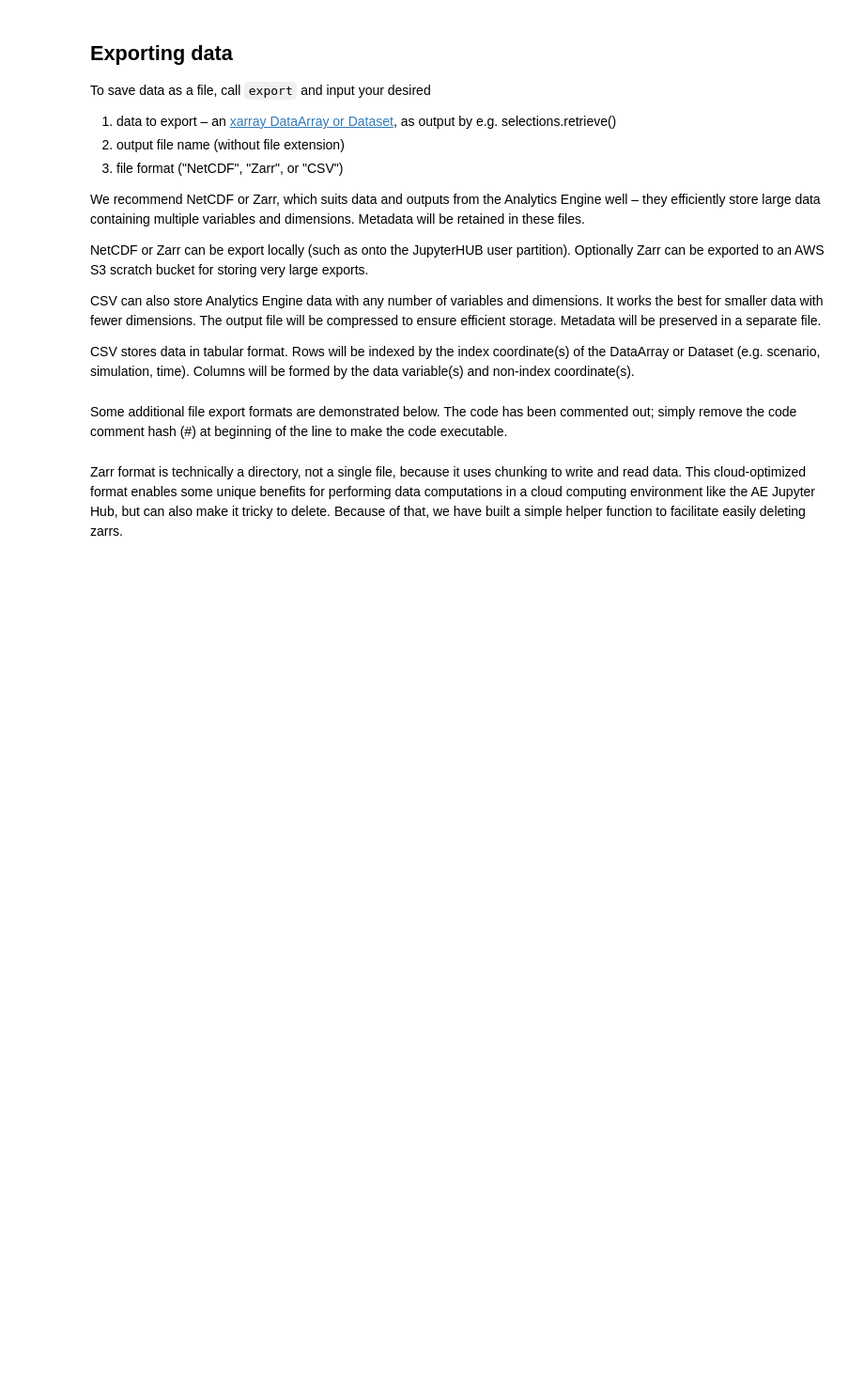
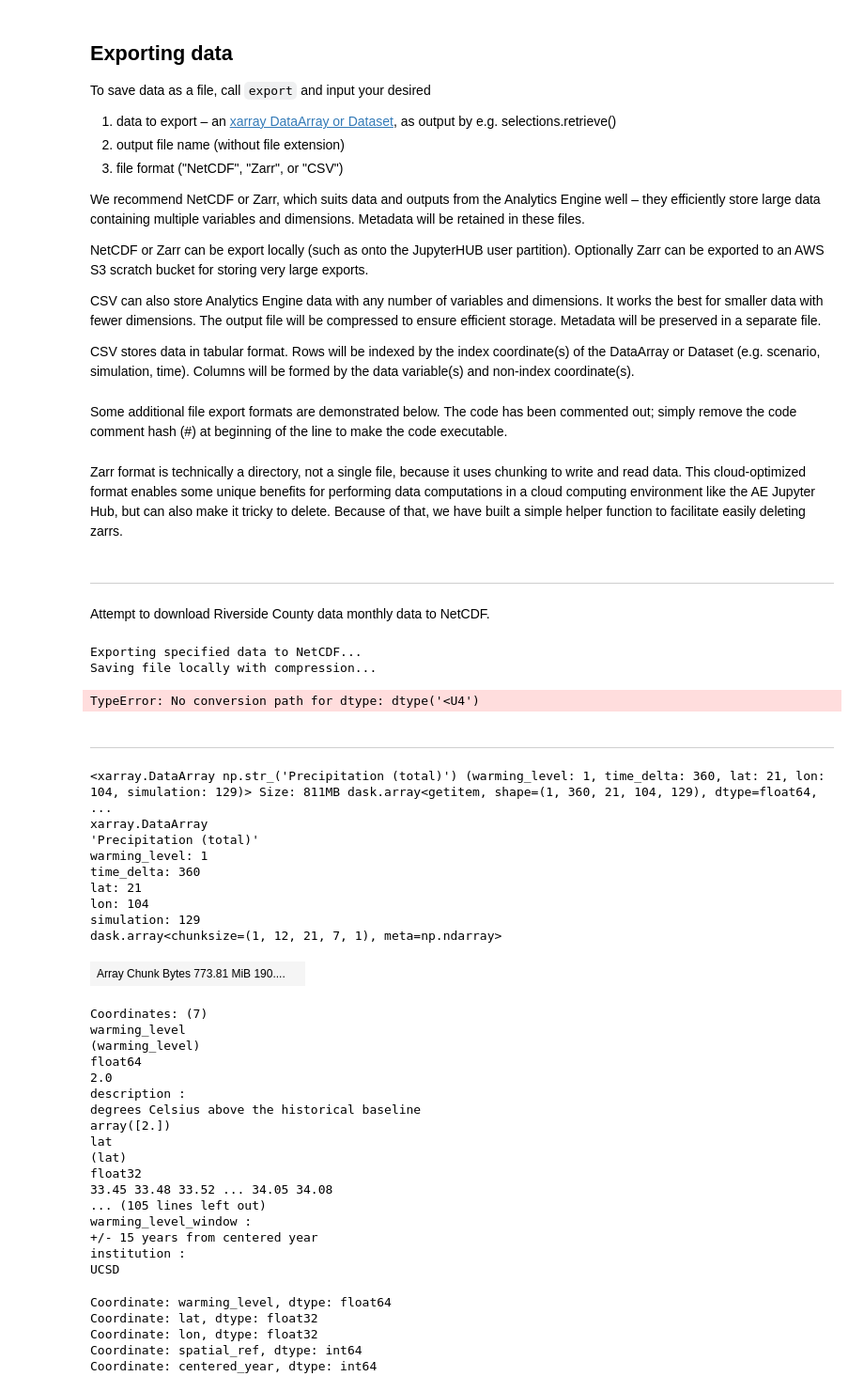
Before and after one commit to SchmidtDSE/josh-external-sources, a Jupyter notebook: notebooks/basic_data_access.ipynb, the cells around one changed output. Shown at 94% size. Cells and saved outputs as stored; diff of their text form; code cells hidden in the pictures; blank space fills up the shorter version.

Commit message:
Working notebook w/ CalAdapt's conda-lock - but failing to export on a unicode error

```diff
--- a/notebooks/basic_data_access.ipynb
+++ b/notebooks/basic_data_access.ipynb
@@ -296,3 +419,54 @@ Some additional file export formats are demonstrated below. The code has been co
 Zarr format is technically a directory, not a single file, because it uses chunking to write and read data. This cloud-optimized format enables some unique benefits for performing data computations in a cloud computing environment like the AE Jupyter Hub, but can also make it tricky to delete. Because of that, we have built a simple helper function to facilitate easily deleting zarrs.
 # %%
 # ck.remove_zarr("my_filename2") # Helper function to delete Zarr directory tree
+# %% [markdown]
+_______________
+# %% [markdown]
+Attempt to download Riverside County data monthly data to NetCDF.
+# %%
+precip_riverside = get_data(
+    variable = "Precipitation (total)",
+    downscaling_method = "Statistical",
+    resolution = "3 km",
+    timescale = "monthly",
+    cached_area = "Riverside County",
+    approach = "Warming Level"
+)
+# %%
+ck.export(precip_riverside, filename="riverside_monthly_precip_sum", format="NetCDF")
+# %% [output]
+Exporting specified data to NetCDF...
+Saving file locally with compression...
+TypeError: No conversion path for dtype: dtype('<U4')
+# %% [markdown]
+________________
+# %%
+precip_riverside[precip_riverside['warming_level'] == 2]
+# %% [output]
+<xarray.DataArray np.str_('Precipitation (total)') (warming_level: 1, time_delta: 360, lat: 21, lon: 104, simulation: 129)> Size: 811MB dask.array<getitem, shape=(1, 360, 21, 104, 129), dtype=float64, ...
+xarray.DataArray
+'Precipitation (total)'
+warming_level: 1
+time_delta: 360
+lat: 21
+lon: 104
+simulation: 129
+dask.array<chunksize=(1, 12, 21, 7, 1), meta=np.ndarray>
+| Array Chunk Bytes 773.81 MiB 190.... |  |
+Coordinates: (7)
+warming_level
+(warming_level)
+float64
+2.0
+description :
+degrees Celsius above the historical baseline
+array([2.])
+lat
+(lat)
+float32
+33.45 33.48 33.52 ... 34.05 34.08
+... (105 lines left out)
+warming_level_window :
++/- 15 years from centered year
+institution :
+UCSD
@@ -298,0 +477,9 @@ Zarr format is technically a directory, not a single file, because it uses chunk
+# %%
+for name, coord in annual_sum.coords.items():
+    print(f"Coordinate: {name}, dtype: {coord.dtype}")
+# %% [output]
+Coordinate: warming_level, dtype: float64
+Coordinate: lat, dtype: float32
+Coordinate: lon, dtype: float32
+Coordinate: spatial_ref, dtype: int64
+Coordinate: centered_year, dtype: int64
```
Also changed, not shown: parts of 12 cells of this notebook, 3 other files.
